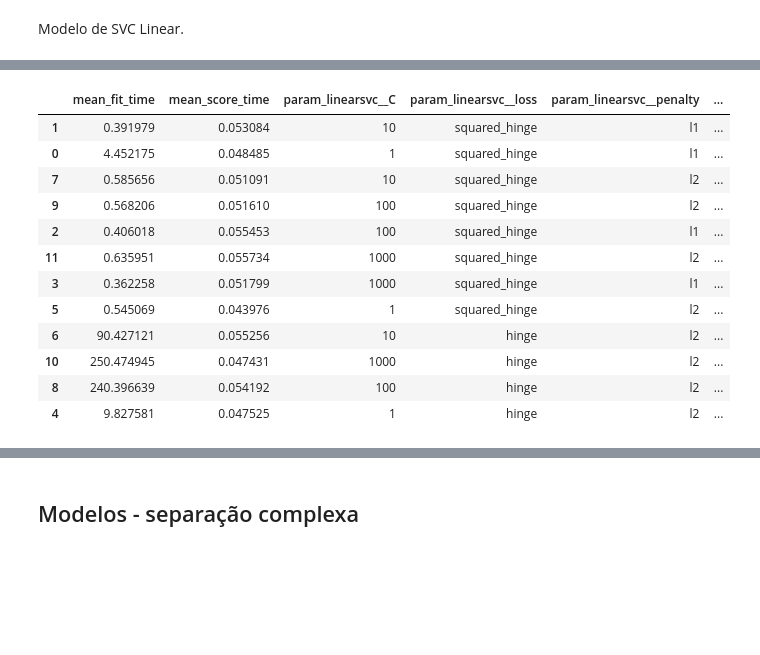
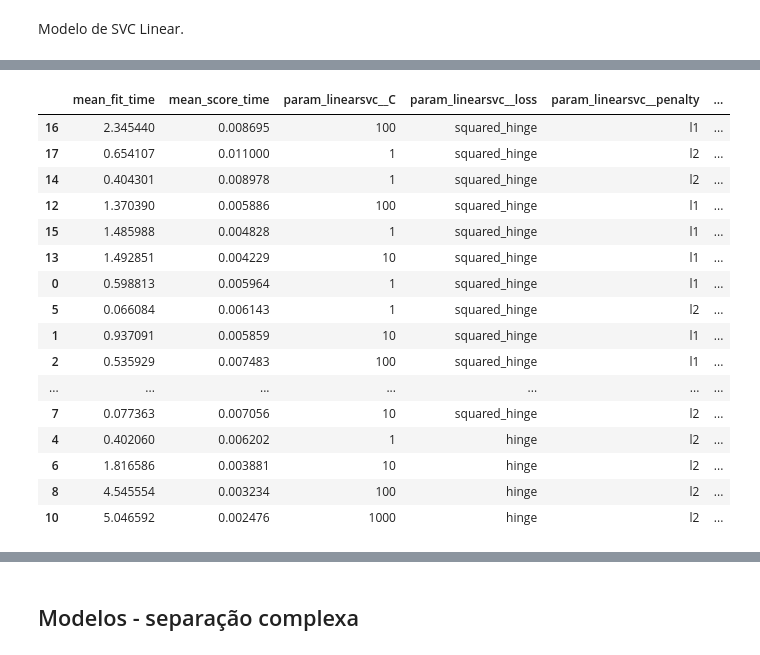
Before and after one commit to fmromeiro/mo810-kidney-waitlist, a Jupyter notebook: model_ordered.ipynb, the cells around one changed output, grey strips where cells are left out. Cells and saved outputs as stored; diff of their text form; code cells hidden in the pictures; blank space fills up the shorter version.

```diff
--- a/model_ordered.ipynb
+++ b/model_ordered.ipynb
@@ -106,5 +108,5 @@ del s, pairs
 # %%
-df_cross['transplanted_first'] = df_cross['transplant_date_a'] < df_cross['transplant_date_b']
+df_cross['transplanted_first'] = df_cross['date_transplanted_a'] < df_cross['date_transplanted_b']
 # %%
 df_cross['transplanted_first'].describe()
 # %% [output]
@@ -118,11 +120,18 @@ df_cross_cln = df_cross#.drop(columns=['days_waiting_a', 'days_waiting_b', 'tran
 # %%
 target = 'transplanted_first'
-_meta = ['idx_a', 'idx_b','days_waiting_a', 'days_waiting_b', 'transplant_date_a', 'transplant_date_b']
+_meta = ['idx_a', 'idx_b','days_waiting_a', 'days_waiting_b', 'date_transplanted_a', 'date_transplanted_b']
 # %%
 X, y, meta = df_cross_cln.drop(columns=[target, *_meta]), df_cross_cln[target], df_cross_cln[_meta]
 # %%
-from sklearn.model_selection import train_test_split
-X_train, X_test, y_train, y_test, meta_train, meta_test = train_test_split(X, y, meta, test_size=0.2, random_state=1729)
+# from sklearn.model_selection import train_test_split
+# X_train, X_test, y_train, y_test, meta_train, meta_test = train_test_split(X, y, meta, test_size=0.2, random_state=1729)
+
+N = df_cross_cln.shape[0]
+N_train = N * 80 // 100
+
+X_train, X_test = X.iloc[:N_train], X.iloc[N_train:]
+y_train, y_test = y.iloc[:N_train], y.iloc[N_train:]
+meta_train, meta_test = meta.iloc[:N_train], meta.iloc[N_train:]
 # %% [markdown]
 ## Métricas de avaliação
 # %%
@@ -180,11 +188,12 @@ linear_svc_params = [
     },
 ]
 
-linear_svc_grid = GridSearchCV(
+linear_svc_grid = HalvingGridSearchCV(
     make_pipeline(StandardScaler(), LinearSVC(dual='auto', random_state=1729, max_iter=10_000)),
     linear_svc_params,
-    verbose=4,
-    scoring=('roc_auc', 'accuracy'),
-    refit='roc_auc')
+    verbose=3,
+    scoring='roc_auc',
+    refit=True,
+    n_jobs=-1)
 linear_svc_grid.fit(X_train, y_train)
 # %% [output]
@@ -239,20 +278,24 @@ GridSearchCV(estimator=Pipeline(steps=[('standardscaler', StandardScaler()),
 # %%
 linear_grid_df = pd.DataFrame(linear_svc_grid.cv_results_)
-linear_grid_df.sort_values(['mean_test_roc_auc', 'mean_test_accuracy'], ascending=False)[['mean_fit_time', 'mean_score_time', 'param_linearsvc__C', 'param_linearsvc__loss', 'param_linearsvc__penalty', 'mean_test_roc_auc', 'std_test_roc_auc', 'mean_test_accuracy', 'std_test_accuracy']]
+linear_grid_df.sort_values('mean_test_score', ascending=False)[['mean_fit_time', 'mean_score_time', 'param_linearsvc__C', 'param_linearsvc__loss', 'param_linearsvc__penalty', 'mean_test_score', 'std_test_score']]
 # %% [output]
 |  | mean_fit_time | mean_score_time | param_linearsvc__C | param_linearsvc__loss | param_linearsvc__penalty | ... |
-| 1 | 0.391979 | 0.053084 | 10 | squared_hinge | l1 | ... |
-| 0 | 4.452175 | 0.048485 | 1 | squared_hinge | l1 | ... |
-| 7 | 0.585656 | 0.051091 | 10 | squared_hinge | l2 | ... |
-| 9 | 0.568206 | 0.051610 | 100 | squared_hinge | l2 | ... |
-| 2 | 0.406018 | 0.055453 | 100 | squared_hinge | l1 | ... |
-| 11 | 0.635951 | 0.055734 | 1000 | squared_hinge | l2 | ... |
-| 3 | 0.362258 | 0.051799 | 1000 | squared_hinge | l1 | ... |
-| 5 | 0.545069 | 0.043976 | 1 | squared_hinge | l2 | ... |
-| 6 | 90.427121 | 0.055256 | 10 | hinge | l2 | ... |
-| 10 | 250.474945 | 0.047431 | 1000 | hinge | l2 | ... |
-| 8 | 240.396639 | 0.054192 | 100 | hinge | l2 | ... |
-| 4 | 9.827581 | 0.047525 | 1 | hinge | l2 | ... |
+| 16 | 2.345440 | 0.008695 | 100 | squared_hinge | l1 | ... |
+| 17 | 0.654107 | 0.011000 | 1 | squared_hinge | l2 | ... |
+| 14 | 0.404301 | 0.008978 | 1 | squared_hinge | l2 | ... |
+| 12 | 1.370390 | 0.005886 | 100 | squared_hinge | l1 | ... |
+| 15 | 1.485988 | 0.004828 | 1 | squared_hinge | l1 | ... |
+| 13 | 1.492851 | 0.004229 | 10 | squared_hinge | l1 | ... |
+| 0 | 0.598813 | 0.005964 | 1 | squared_hinge | l1 | ... |
+| 5 | 0.066084 | 0.006143 | 1 | squared_hinge | l2 | ... |
+| 1 | 0.937091 | 0.005859 | 10 | squared_hinge | l1 | ... |
+| 2 | 0.535929 | 0.007483 | 100 | squared_hinge | l1 | ... |
+| ... | ... | ... | ... | ... | ... | ... |
+| 7 | 0.077363 | 0.007056 | 10 | squared_hinge | l2 | ... |
+| 4 | 0.402060 | 0.006202 | 1 | hinge | l2 | ... |
+| 6 | 1.816586 | 0.003881 | 10 | hinge | l2 | ... |
+| 8 | 4.545554 | 0.003234 | 100 | hinge | l2 | ... |
+| 10 | 5.046592 | 0.002476 | 1000 | hinge | l2 | ... |
 # %%
 y_test_linear_svc = linear_svc_grid.predict(X_test)
 (roc_auc_score(y_test, y_test_linear_svc), accuracy_score(y_test, y_test_linear_svc))
```
Also changed, not shown: parts of 44 cells of this notebook, 2 other files.
